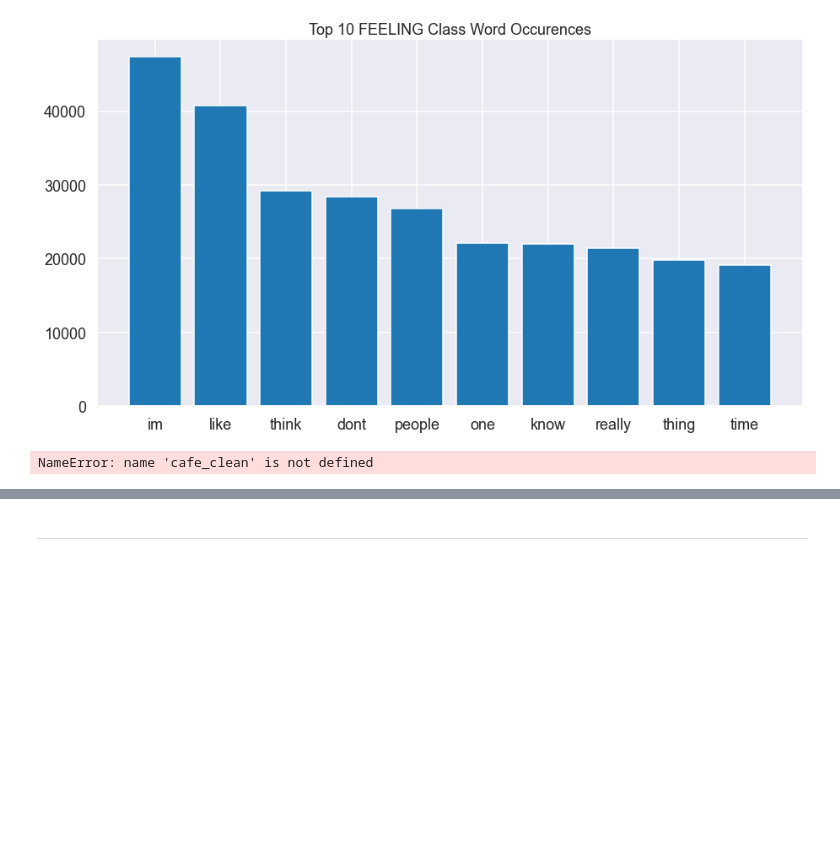
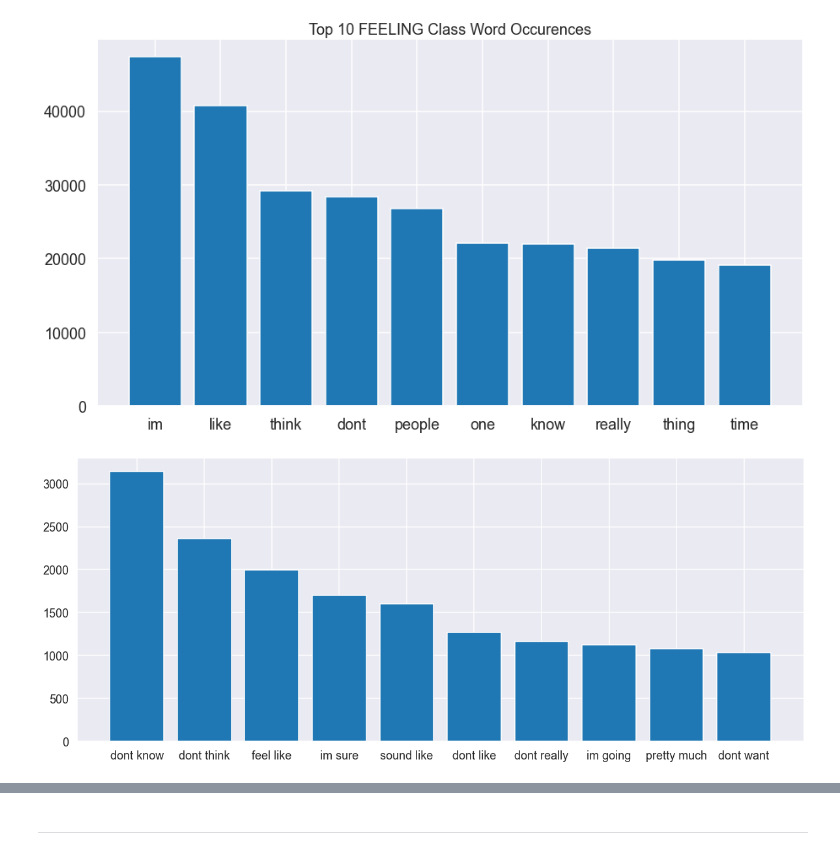
Before and after one commit to westonshuken/Automatic-Personality-Prediction, a Jupyter notebook: index.ipynb, the cells around one changed output, grey strips where cells are left out. Cells and saved outputs as stored; diff of their text form; code cells hidden in the pictures; blank space fills up the shorter version.

```diff
--- a/index.ipynb
+++ b/index.ipynb
@@ -809,22 +811,22 @@ plt.title('Top 10 FEELING Class Word Occurences');
 # %%
 t_df = cafe_clean[cafe_clean["t/f"] == 't']
 
 cv = CountVectorizer(ngram_range=(2,2))
 
 tf_cv = cv.fit(t_df['joined_tokens'])
 tf_cv = cv.transform(t_df['joined_tokens'])
 
 count_values = tf_cv.toarray().sum(axis=0)
 
 vocab = cv.vocabulary_
 
 df_ngram = pd.DataFrame(sorted([(count_values[i], k) for k, i in vocab.items()], reverse=True) \
                         ).rename(columns={0: 'frequency', 1:'bigram'})
 
 plt.figure(figsize=(20, 8))
-plt.bar(df_ngram.bigram.iloc[:15], df_ngram.frequency.iloc[:15])
+plt.bar(df_ngram.bigram.iloc[:10], df_ngram.frequency.iloc[:10]);
 # %% [output]
-NameError: name 'cafe_clean' is not defined
+[figure, added]
 # %%
 t_df = cafe_clean[cafe_clean["t/f"] == 'f']
 
```
Also changed, not shown: parts of 57 cells of this notebook, 6 other files.
